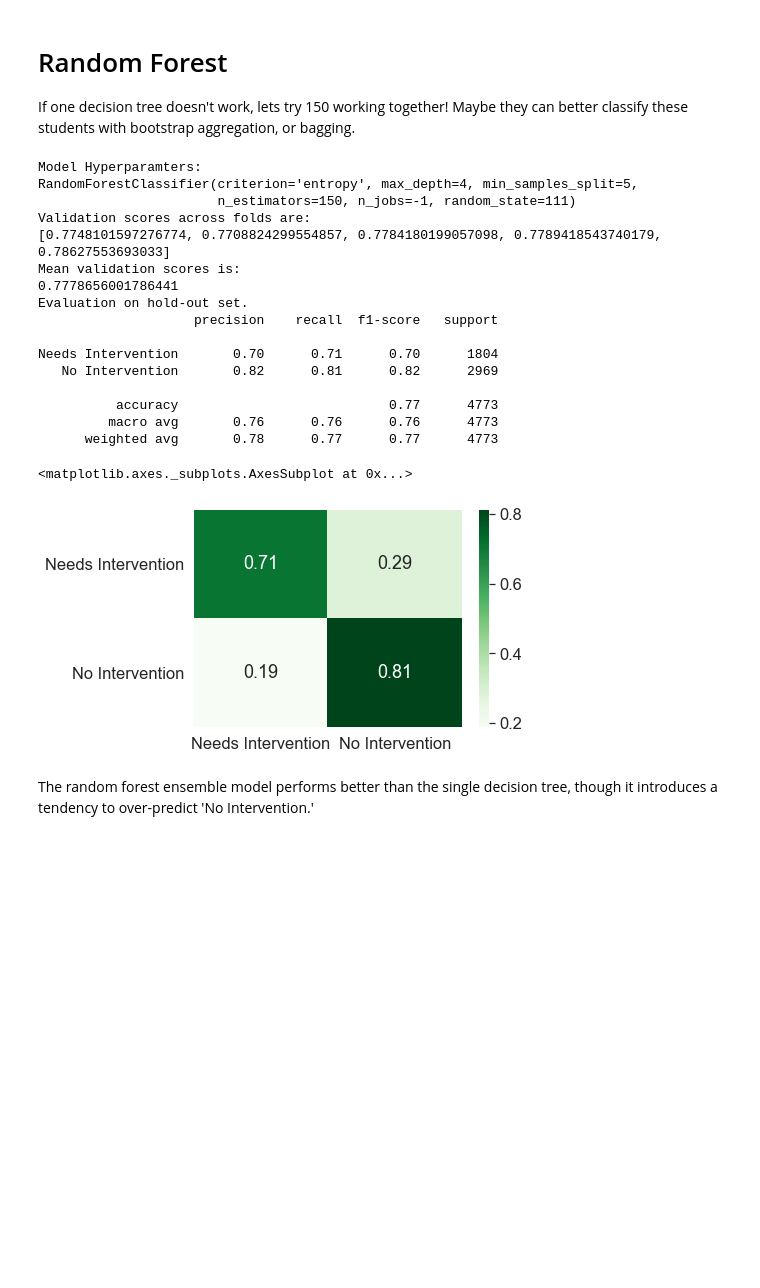
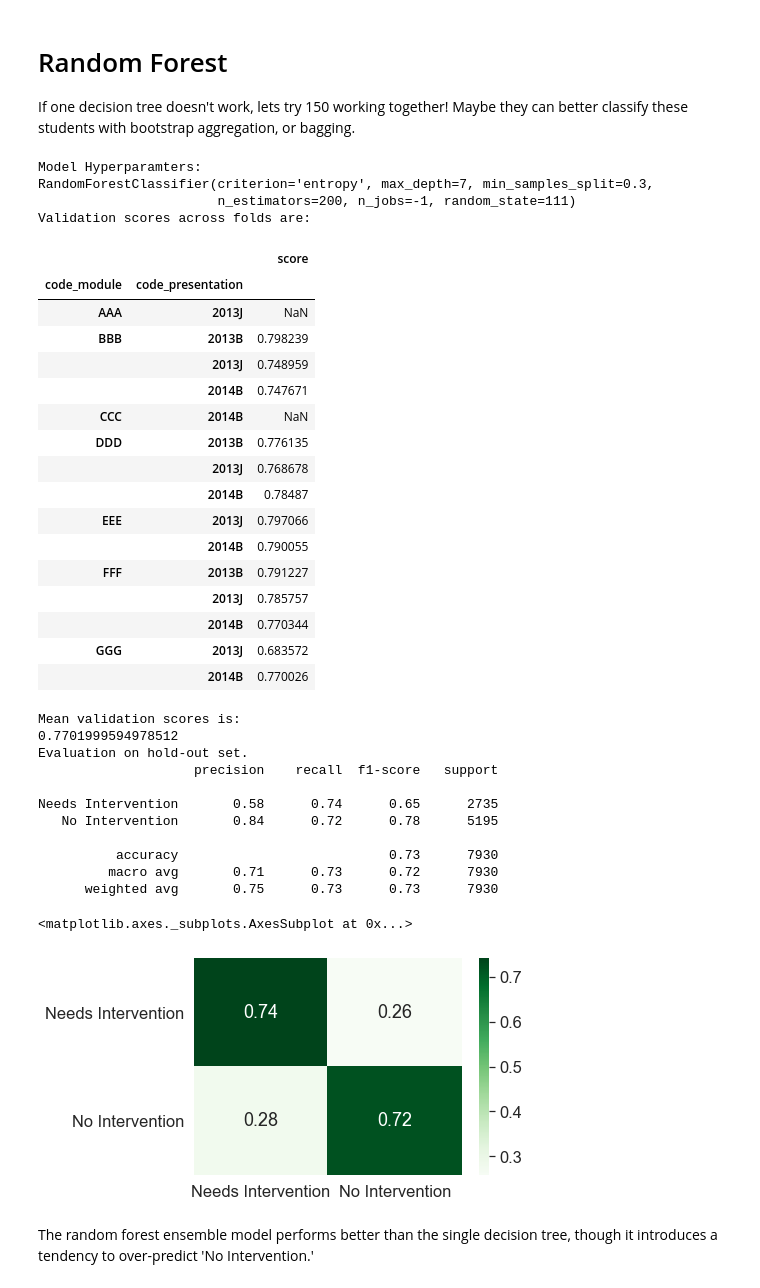
Before and after one commit to Caellwyn/ou_student_predictions, a Jupyter notebook: report/report_notebook.ipynb, the cells around one changed output. Saved outputs shown, nothing was run; the diff lists cells and outputs as text; code cells hidden in the pictures; blank space fills up the shorter version.

```diff
--- a/report/report_notebook.ipynb
+++ b/report/report_notebook.ipynb
@@ -241,7 +233,7 @@ Let's take a look at how these steps effect our correlation matrix.
 # %%
 #Setting prediction_window to .5 loads data up to the halfway point of the shortest course present
 half_df = load_OU_data(prediction_window=.5)
-half_df.drop(columns = ['id_student','code_presentation','region','highest_education', \
+half_df.drop(columns = ['id_student','region','highest_education', \
                    'imd_band','gender','age_band','disability','studied_credits',
                    'module_presentation_length','date_registration'], inplace = True)
 
@@ -299,14 +311,14 @@ X_train_transformed, y_train_transformed, X_test_transformed = process_courses(X
 # %% [markdown]
 ## Logistic Regression
 # %%
-model = pickle.load(open('../models/LRmodel2.pkl','rb'))
+model = pickle.load(open('../models/LRmodel3.pkl','rb'))
 print('Model Hyperparamters:')
 print(model)
-scores = course_cross_validate(model, X_train, y_train, cv=cv, scoring='accuracy', random_state=111)
+scores = cross_val_presentation(model, train_df, scoring='accuracy')
 print('Validation scores across folds are:')
-print(scores)
+display(scores)
 print('Mean validation scores is:')
-print(np.mean(scores))
+print(np.mean(scores.score))
 model.fit(X_train_transformed, y_train_transformed)
 y_pred = model.predict(X_test_transformed)
 print('Evaluation on hold-out set.')
@@ -337,14 +365,14 @@ The mean cross validated score is similar to the score on the hold out set, and
 ## Decision Tree
 I decided to try a decision tree next because I though the data might not be linearly correlated enough for a logistic regression.  Perhaps a less linear approach would give us a better accuracy.
 # %%
-model = pickle.load(open('../models/DTmodel2.pkl','rb'))
+model = pickle.load(open('../models/DTmodel3.pkl','rb'))
 print('Model Hyperparamters:')
 print(model)
-scores = course_cross_validate(model, X_train, y_train, cv=cv, scoring='accuracy', random_state=111)
+scores = cross_val_presentation(model, train_df, scoring='accuracy')
 print('Validation scores across folds are:')
-print(scores)
+display(scores)
 print('Mean validation scores is:')
-print(np.mean(scores))
+print(np.mean(scores.score))
 model.fit(X_train_transformed, y_train_transformed)
 y_pred = model.predict(X_test_transformed)
 print('Evaluation on hold-out set.')
@@ -376,37 +419,53 @@ The decision tree model has lower overall accuracy than the logistic regression.
 # Random Forest
 If one decision tree doesn't work, lets try 150 working together!  Maybe they can better classify these students with bootstrap aggregation, or bagging.
 # %%
-model = pickle.load(open('../models/RFmodel2.pkl','rb'))
+model = pickle.load(open('../models/RFmodel3.pkl','rb'))
 print('Model Hyperparamters:')
 print(model)
-scores = course_cross_validate(model, X_train, y_train, cv=cv, scoring='accuracy', random_state=111)
+scores = cross_val_presentation(model, train_df, scoring='accuracy')
 print('Validation scores across folds are:')
-print(scores)
+display(scores)
 print('Mean validation scores is:')
-print(np.mean(scores))
+print(np.mean(scores.score))
 model.fit(X_train_transformed, y_train_transformed)
 y_pred = model.predict(X_test_transformed)
 print('Evaluation on hold-out set.')
 print(classification_report(y_test, y_pred))
 plot_confusion(y_test, y_pred)
 # %% [output]
 Model Hyperparamters:
-RandomForestClassifier(criterion='entropy', max_depth=4, min_samples_split=5,
-                       n_estimators=150, n_jobs=-1, random_state=111)
+RandomForestClassifier(criterion='entropy', max_depth=7, min_samples_split=0.3,
+                       n_estimators=200, n_jobs=-1, random_state=111)
 Validation scores across folds are:
-[0.7748101597276774, 0.7708824299554857, 0.7784180199057098, 0.7789418543740179, 0.78627553693033]
-Mean validation scores is:
-0.7778656001786441
-Evaluation on hold-out set.
-                    precision    recall  f1-score   support
-
-Needs Intervention       0.70      0.71      0.70      1804
-   No Intervention       0.82      0.81      0.82      2969
-
-          accuracy                           0.77      4773
-         macro avg       0.76      0.76      0.76      4773
-      weighted avg       0.78      0.77      0.77      4773
+|  |  | score |
+| code_module | code_presentation |  |
+| AAA | 2013J | NaN |
+| BBB | 2013B | 0.798239 |
+|  | 2013J | 0.748959 |
+|  | 2014B | 0.747671 |
+| CCC | 2014B | NaN |
+| DDD | 2013B | 0.776135 |
+|  | 2013J | 0.768678 |
+|  | 2014B | 0.78487 |
+| EEE | 2013J | 0.797066 |
+|  | 2014B | 0.790055 |
+| FFF | 2013B | 0.791227 |
+|  | 2013J | 0.785757 |
+|  | 2014B | 0.770344 |
+| GGG | 2013J | 0.683572 |
+|  | 2014B | 0.770026 |
-<matplotlib.axes._subplots.AxesSubplot at 0x...>
+Mean validation scores is:
+0.7701999594978512
+Evaluation on hold-out set.
+                    precision    recall  f1-score   support
+
+Needs Intervention       0.58      0.74      0.65      2735
+   No Intervention       0.84      0.72      0.78      5195
+
+          accuracy                           0.73      7930
+         macro avg       0.71      0.73      0.72      7930
+      weighted avg       0.75      0.73      0.73      7930
+<matplotlib.axes._subplots.AxesSubplot at 0x...>
-[figure, old version]
+[figure, new version]
 # %% [markdown]
 The random forest ensemble model performs better than the single decision tree, though it introduces a tendency to over-predict 'No Intervention.'
```
Also changed, not shown: parts of 30 cells of this notebook, 20 other files.
